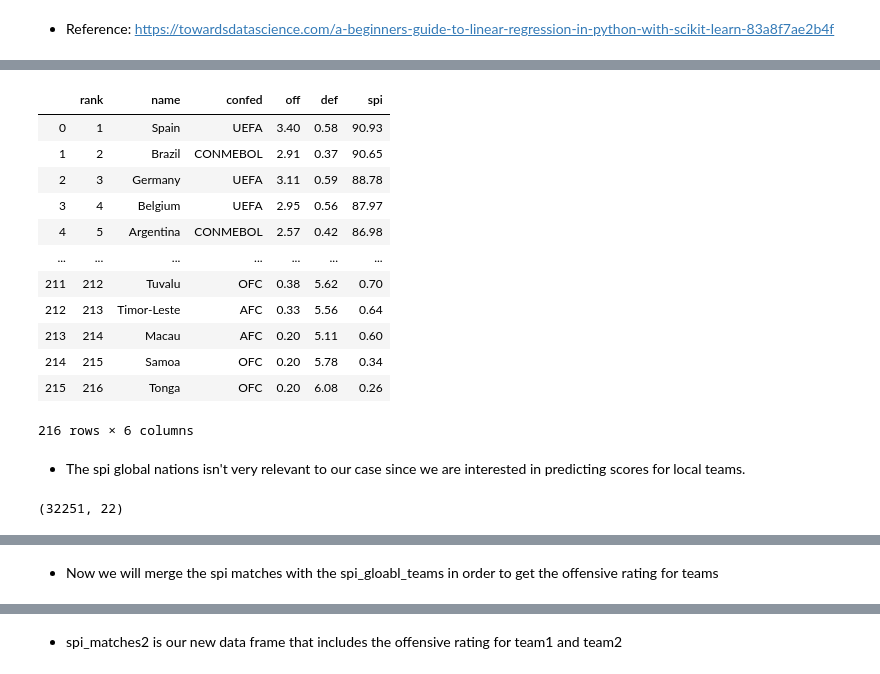
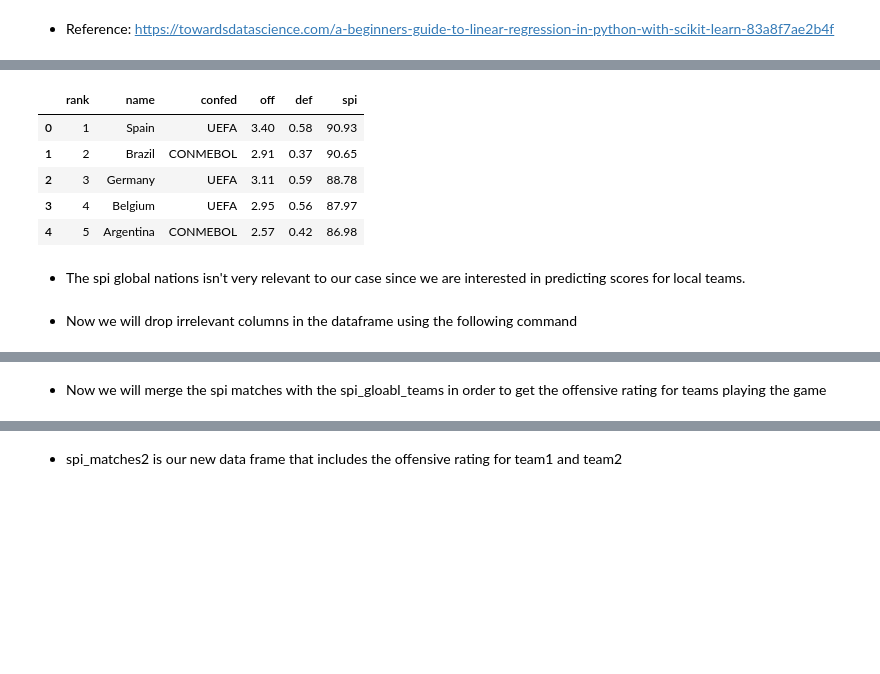
Before and after one commit to ydafalla/Data-Science-Projects, a Jupyter notebook: Major Leagues/data_exploration1.ipynb, the cells around one changed output, grey strips where cells are left out. Saved outputs shown, nothing was run; the diff lists cells and outputs as text; code cells hidden in the pictures; blank space fills up the shorter version.

```diff
--- a/Major Leagues/data_exploration1.ipynb
+++ b/Major Leagues/data_exploration1.ipynb
@@ -15,3 +15,6 @@ from sklearn import metrics
 spi_matches=pd.read_csv('Data/spi_matches.csv')
 spi_global_teams=pd.read_csv('Data/spi_global_rankings.csv')
 spi_global_nations=pd.read_csv('Data/spi_global_rankings_intl.csv')
+# %%
+pd.set_option('display.max_columns', None)
+display(spi_matches.tail())
@@ -50,22 +43,13 @@ spi_global_teams
 # %%
-spi_global_nations
+spi_global_nations.head()
 # %% [output]
 |  | rank | name | confed | off | def | spi |
 | 0 | 1 | Spain | UEFA | 3.40 | 0.58 | 90.93 |
 | 1 | 2 | Brazil | CONMEBOL | 2.91 | 0.37 | 90.65 |
 | 2 | 3 | Germany | UEFA | 3.11 | 0.59 | 88.78 |
 | 3 | 4 | Belgium | UEFA | 2.95 | 0.56 | 87.97 |
 | 4 | 5 | Argentina | CONMEBOL | 2.57 | 0.42 | 86.98 |
-| ... | ... | ... | ... | ... | ... | ... |
-| 211 | 212 | Tuvalu | OFC | 0.38 | 5.62 | 0.70 |
-| 212 | 213 | Timor-Leste | AFC | 0.33 | 5.56 | 0.64 |
-| 213 | 214 | Macau | AFC | 0.20 | 5.11 | 0.60 |
-| 214 | 215 | Samoa | OFC | 0.20 | 5.78 | 0.34 |
-| 215 | 216 | Tonga | OFC | 0.20 | 6.08 | 0.26 |
-216 rows × 6 columns
 # %% [markdown]
 * The spi global nations isn't very relevant to our case since we are interested in predicting scores for local teams.
-# %%
-spi_matches.shape
-# %% [output]
-(32251, 22)
+# %% [markdown]
+* Now we will drop irrelevant columns in the dataframe using the following command
@@ -82,7 +68,7 @@ spi_matches.describe()
 | 75% | 2160.000000 | 58.520000 | 58.42000 | 0.541500 | 0.368400 | 0.282100 | 1.730000 | 1.370000 | 45.100000 | ... |
 | max | 5641.000000 | 96.570000 | 96.78000 | 0.977500 | 0.899500 | 0.453700 | 4.900000 | 4.220000 | 100.000000 | ... |
 # %% [markdown]
-* Now we will merge the spi matches with the spi_gloabl_teams in order to get the offensive rating for teams
+* Now we will merge the spi matches with the spi_gloabl_teams in order to get the offensive rating for teams playing the game
 # %%
 spi_matches1 = pd.merge(spi_matches, spi_global_teams[['name','off']], left_on='team1', right_on="name",how='left')
 # %%
```
Also changed, not shown: parts of 19 cells of this notebook, 1 other file.
